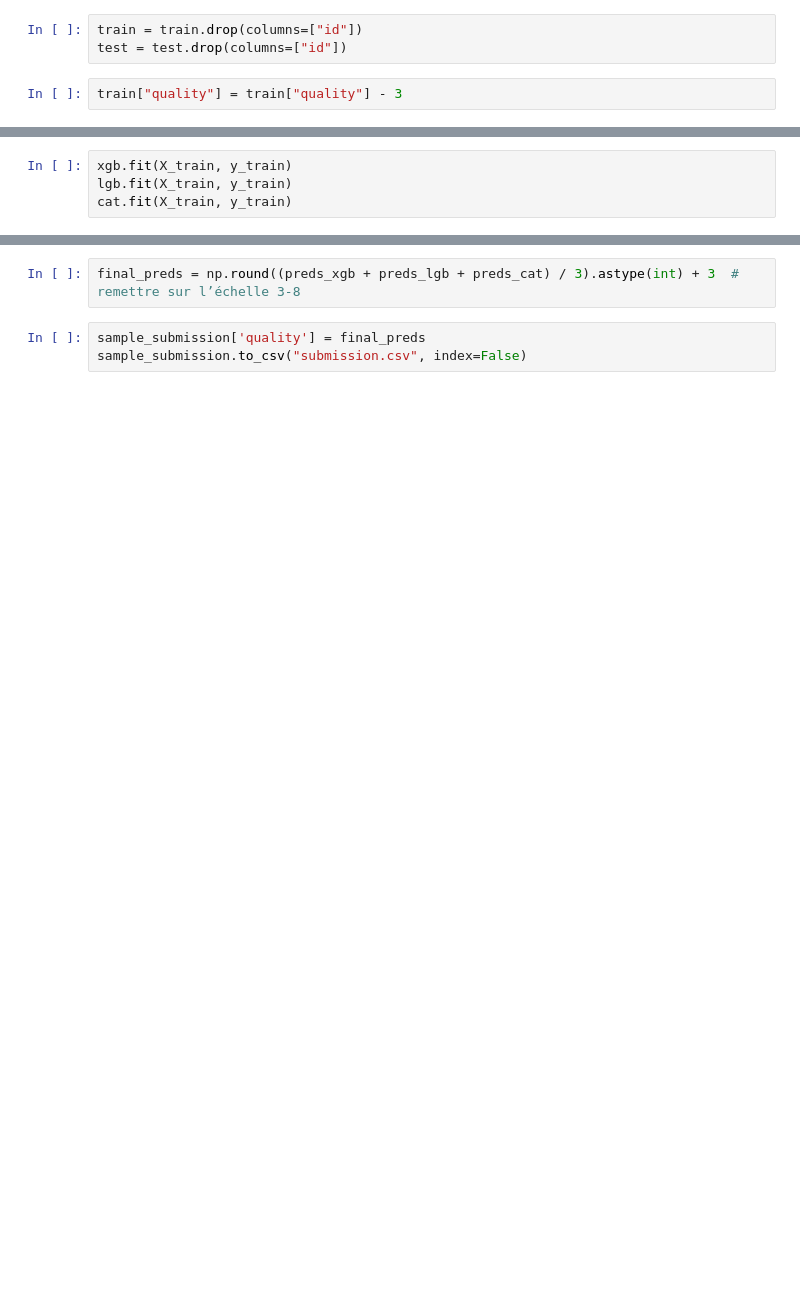
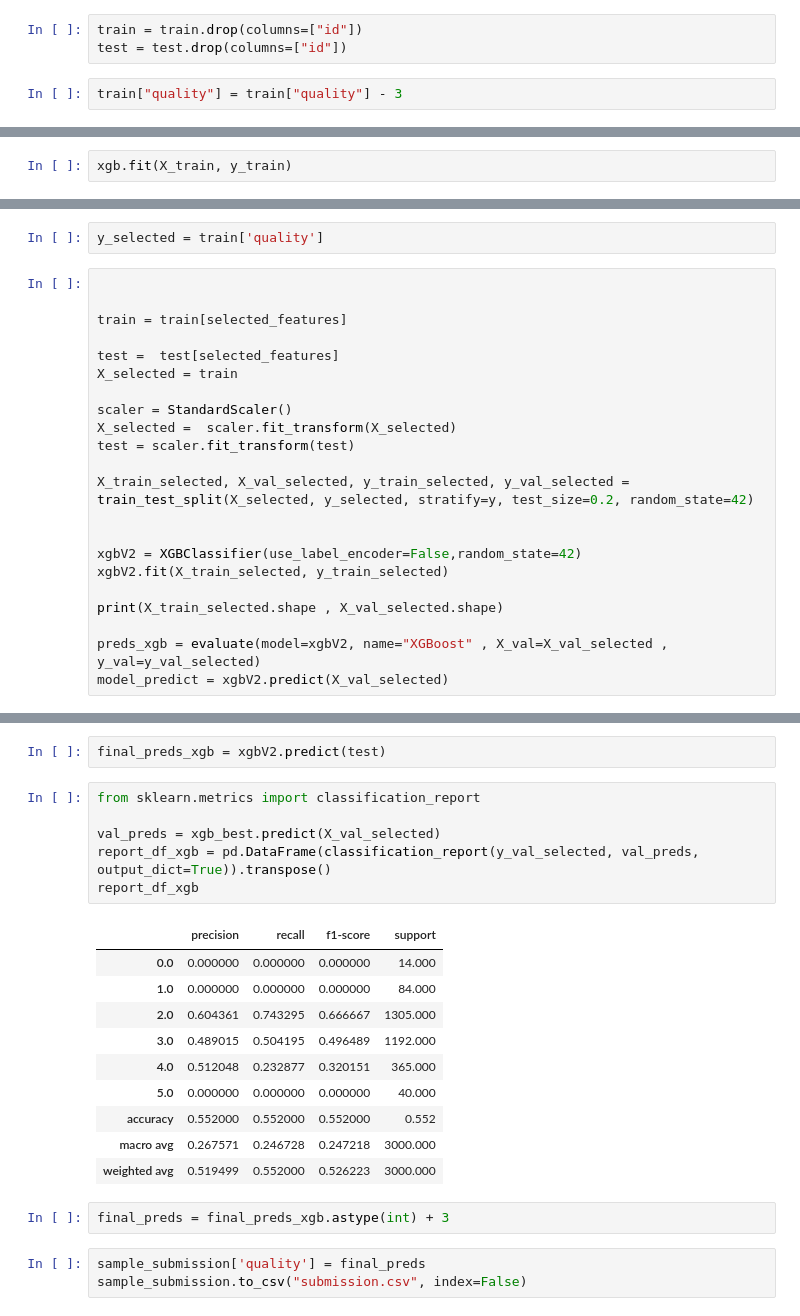
Before and after one commit to sgrdig/-AI-Projects, a Jupyter notebook: WinePredKaggle/model.ipynb, the cells around one changed output, grey strips where cells are left out. Drawn from its saved outputs; the diff is of its cells as text; blank space fills up the shorter version.

Commit message:
final version Wine EDA + model

```diff
--- a/WinePredKaggle/model.ipynb
+++ b/WinePredKaggle/model.ipynb
@@ -70,5 +141,3 @@ cat = CatBoostClassifier(verbose=0, random_state=42)
 # %%
 xgb.fit(X_train, y_train)
-lgb.fit(X_train, y_train)
-cat.fit(X_train, y_train)
 # %% [output]
@@ -148,0 +241,24 @@ preds_cat = cat_best.predict(test)
+# %%
+y_selected = train['quality']
+# %%
+
+
+train = train[selected_features]
+
+test =  test[selected_features]
+X_selected = train
+
+scaler = StandardScaler()
+X_selected =  scaler.fit_transform(X_selected)
+test = scaler.fit_transform(test)
+
+X_train_selected, X_val_selected, y_train_selected, y_val_selected = train_test_split(X_selected, y_selected, stratify=y, test_size=0.2, random_state=42)
+
+
+xgbV2 = XGBClassifier(use_label_encoder=False,random_state=42)
+xgbV2.fit(X_train_selected, y_train_selected)
+
+print(X_train_selected.shape , X_val_selected.shape)
+
+preds_xgb = evaluate(model=xgbV2, name="XGBoost" , X_val=X_val_selected , y_val=y_val_selected)
+model_predict = xgbV2.predict(X_val_selected)
@@ -170,5 +403,24 @@ preds_xgb = xgb_best.predict(test)
+# %%
+final_preds_xgb = xgbV2.predict(test)
+# %%
+from sklearn.metrics import classification_report
+
+val_preds = xgb_best.predict(X_val_selected)
+report_df_xgb = pd.DataFrame(classification_report(y_val_selected, val_preds, output_dict=True)).transpose()
+report_df_xgb
+# %% [output]
+|  | precision | recall | f1-score | support |
+| 0.0 | 0.000000 | 0.000000 | 0.000000 | 14.000 |
+| 1.0 | 0.000000 | 0.000000 | 0.000000 | 84.000 |
+| 2.0 | 0.604361 | 0.743295 | 0.666667 | 1305.000 |
+| 3.0 | 0.489015 | 0.504195 | 0.496489 | 1192.000 |
+| 4.0 | 0.512048 | 0.232877 | 0.320151 | 365.000 |
+| 5.0 | 0.000000 | 0.000000 | 0.000000 | 40.000 |
+| accuracy | 0.552000 | 0.552000 | 0.552000 | 0.552 |
+| macro avg | 0.267571 | 0.246728 | 0.247218 | 3000.000 |
+| weighted avg | 0.519499 | 0.552000 | 0.526223 | 3000.000 |
 # %%
-final_preds = np.round((preds_xgb + preds_lgb + preds_cat) / 3).astype(int) + 3  # remettre sur l’échelle 3-8
+final_preds = final_preds_xgb.astype(int) + 3
 # %%
 sample_submission['quality'] = final_preds
 sample_submission.to_csv("submission.csv", index=False)
```
Also changed, not shown: parts of 21 cells of this notebook, 1 other file.
